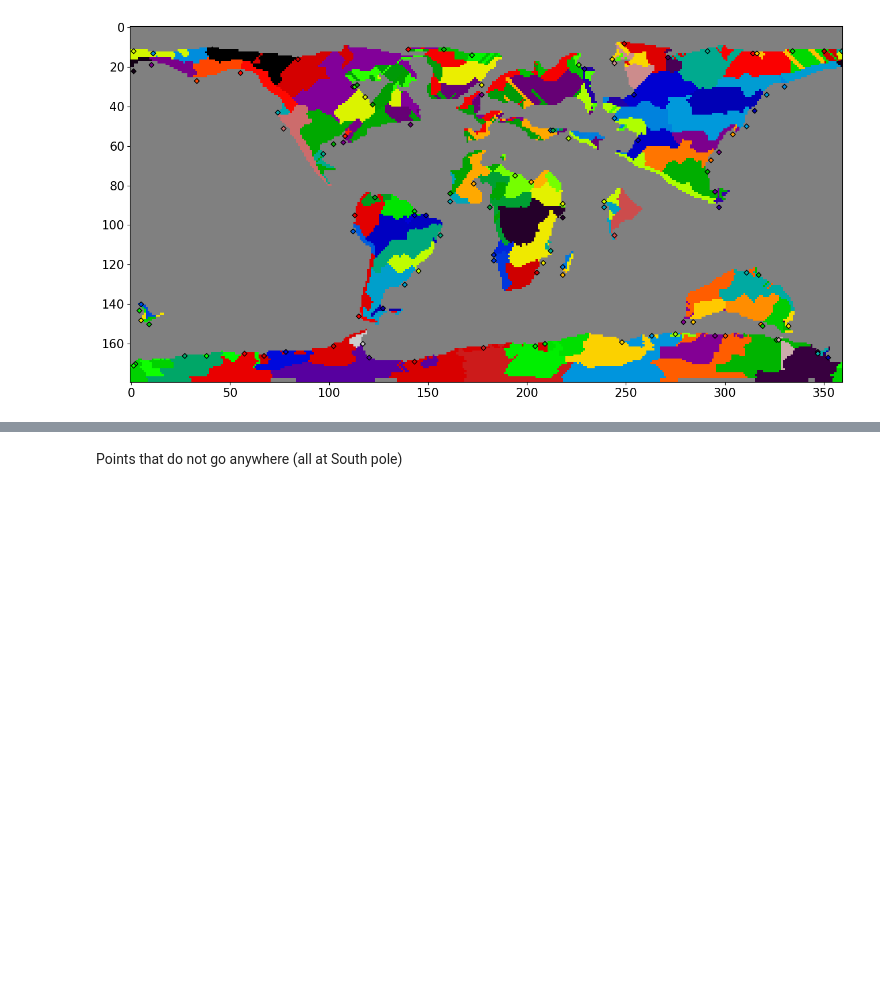
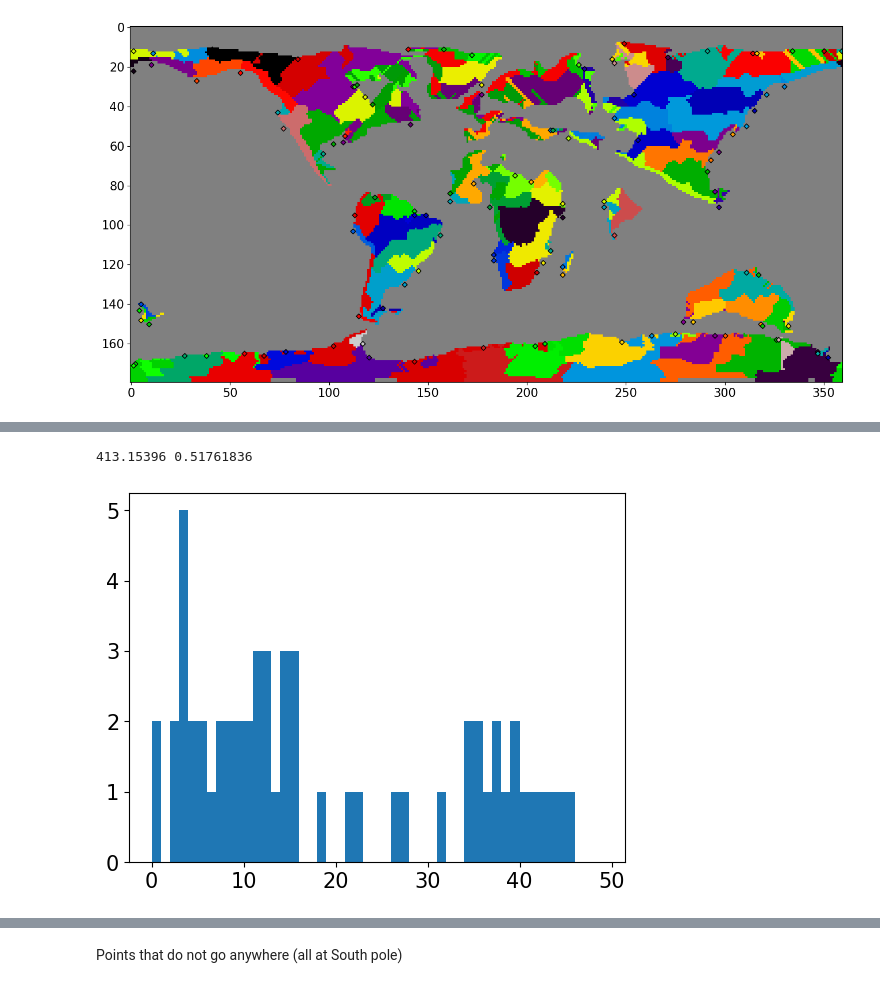
Before and after one commit to fedef17/FScripts, a Jupyter notebook: epochal_ece4_runoff.ipynb, the cells around one changed output, grey strips where cells are left out. Cells and saved outputs as stored; diff of their text form; code cells hidden in the pictures; blank space fills up the shorter version.

```diff
--- a/epochal_ece4_runoff.ipynb
+++ b/epochal_ece4_runoff.ipynb
@@ -421,0 +399,2 @@ plt.imshow(randvals[::-1, :], cmap=cmap, vmin = 0)
+# %%
+basins = calc_basins_dim(rnf_map_merged)
@@ -421,0 +457,8 @@ plt.imshow(randvals[::-1, :], cmap=cmap, vmin = 0)
+# %%
+print(basins.max(), basins.min())
+plt.hist(basins, bins = np.arange(0, 50))
+
+basins.sort()
+# %% [output]
+413.15396 0.51761836
+[figure, added]
```
Also changed, not shown: parts of 14 cells of this notebook.
